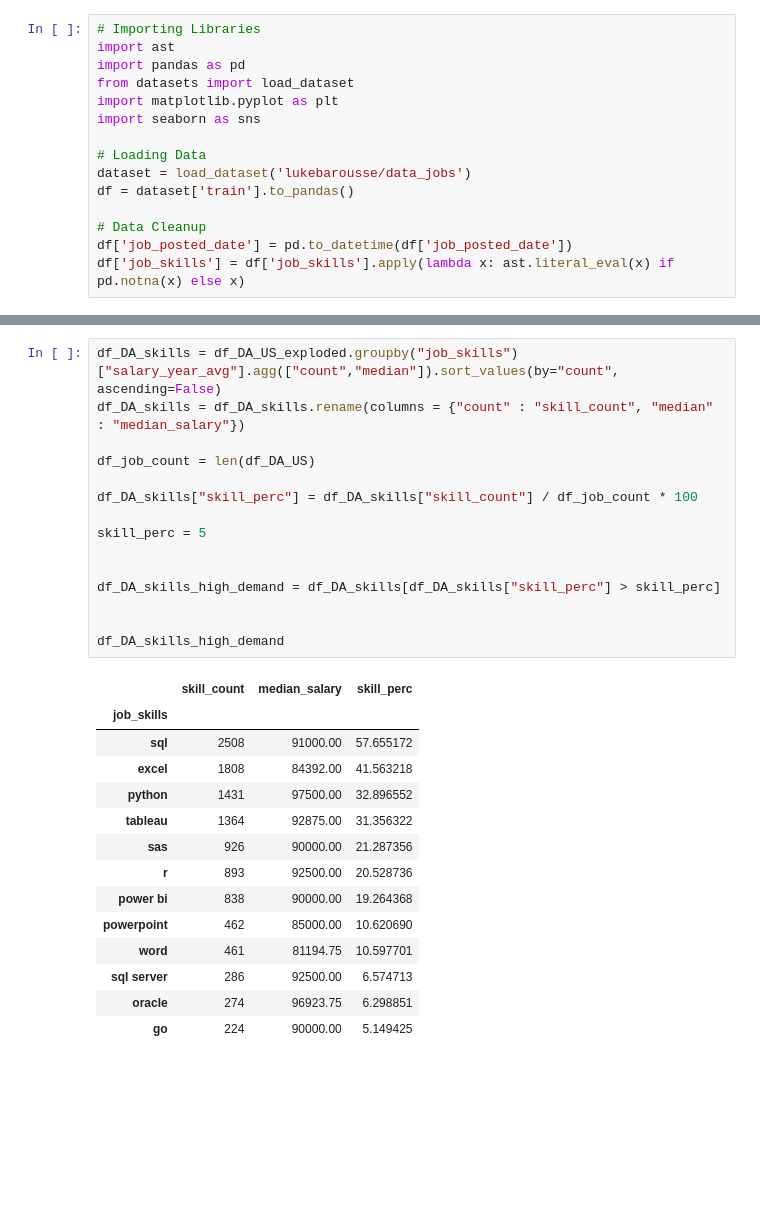
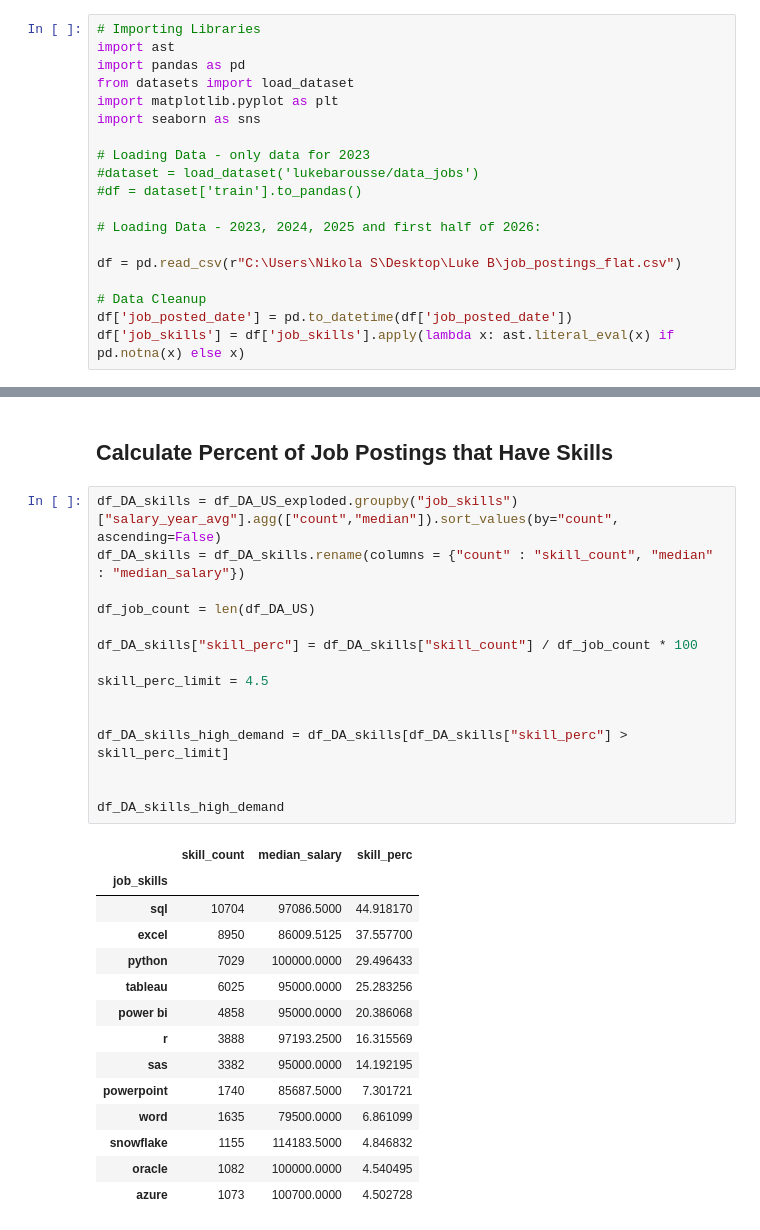
Before and after one commit to savicnikola9999-creator/Python_NS, a Jupyter notebook: Project/5_optimal_skills.ipynb, the cells around one changed output, grey strips where cells are left out. Drawn from its saved outputs; the diff is of its cells as text; blank space fills up the shorter version.

```diff
--- a/Project/5_optimal_skills.ipynb
+++ b/Project/5_optimal_skills.ipynb
@@ -18,9 +17,13 @@ from datasets import load_dataset
 import matplotlib.pyplot as plt
 import seaborn as sns
 
-# Loading Data
-dataset = load_dataset('lukebarousse/data_jobs')
-df = dataset['train'].to_pandas()
+# Loading Data - only data for 2023
+#dataset = load_dataset('lukebarousse/data_jobs')
+#df = dataset['train'].to_pandas()
+
+# Loading Data - 2023, 2024, 2025 and first half of 2026:
+
+df = pd.read_csv(r"C:\Users\Nikola S\Desktop\Luke B\job_postings_flat.csv")
 
 # Data Cleanup
 df['job_posted_date'] = pd.to_datetime(df['job_posted_date'])
@@ -45,30 +49,32 @@ df_DA_US_exploded[["salary_year_avg", "job_skills"]].head(5)
+# %% [markdown]
+## Calculate Percent of Job Postings that Have Skills
 # %%
 df_DA_skills = df_DA_US_exploded.groupby("job_skills")["salary_year_avg"].agg(["count","median"]).sort_values(by="count", ascending=False)
 df_DA_skills = df_DA_skills.rename(columns = {"count" : "skill_count", "median" : "median_salary"})
 
 df_job_count = len(df_DA_US)
 
 df_DA_skills["skill_perc"] = df_DA_skills["skill_count"] / df_job_count * 100
 
-skill_perc = 5
+skill_perc_limit = 4.5
 
 
-df_DA_skills_high_demand = df_DA_skills[df_DA_skills["skill_perc"] > skill_perc]
+df_DA_skills_high_demand = df_DA_skills[df_DA_skills["skill_perc"] > skill_perc_limit]
 
 
 df_DA_skills_high_demand
 # %% [output]
 |  | skill_count | median_salary | skill_perc |
 | job_skills |  |  |  |
-| sql | 2508 | 91000.00 | 57.655172 |
-| excel | 1808 | 84392.00 | 41.563218 |
-| python | 1431 | 97500.00 | 32.896552 |
-| tableau | 1364 | 92875.00 | 31.356322 |
-| sas | 926 | 90000.00 | 21.287356 |
-| r | 893 | 92500.00 | 20.528736 |
-| power bi | 838 | 90000.00 | 19.264368 |
-| powerpoint | 462 | 85000.00 | 10.620690 |
-| word | 461 | 81194.75 | 10.597701 |
-| sql server | 286 | 92500.00 | 6.574713 |
-| oracle | 274 | 96923.75 | 6.298851 |
-| go | 224 | 90000.00 | 5.149425 |
+| sql | 10704 | 97086.5000 | 44.918170 |
+| excel | 8950 | 86009.5125 | 37.557700 |
+| python | 7029 | 100000.0000 | 29.496433 |
+| tableau | 6025 | 95000.0000 | 25.283256 |
+| power bi | 4858 | 95000.0000 | 20.386068 |
+| r | 3888 | 97193.2500 | 16.315569 |
+| sas | 3382 | 95000.0000 | 14.192195 |
+| powerpoint | 1740 | 85687.5000 | 7.301721 |
+| word | 1635 | 79500.0000 | 6.861099 |
+| snowflake | 1155 | 114183.5000 | 4.846832 |
+| oracle | 1082 | 100000.0000 | 4.540495 |
+| azure | 1073 | 100700.0000 | 4.502728 |
```
Also changed, not shown: parts of 14 cells of this notebook, 3 other files.
